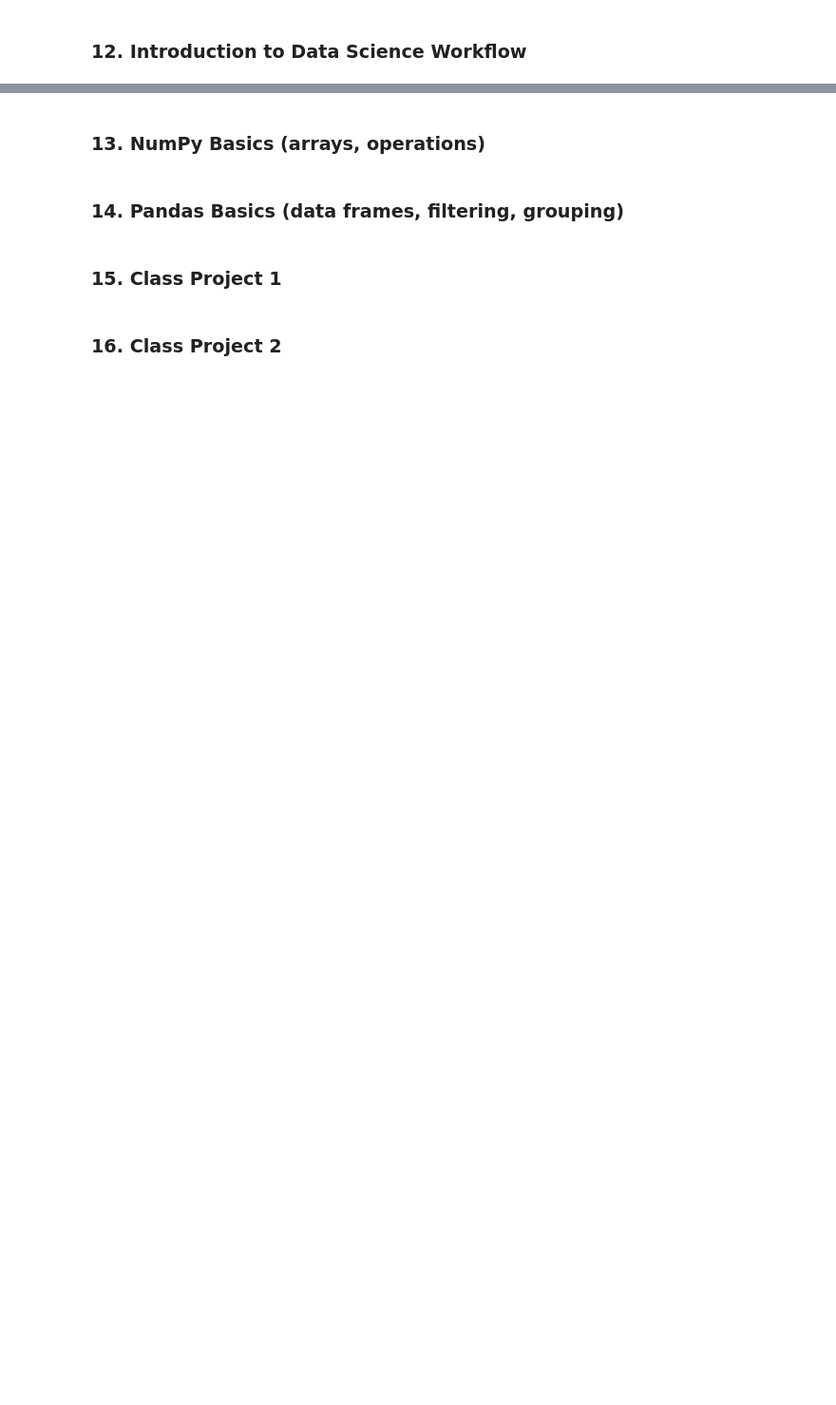
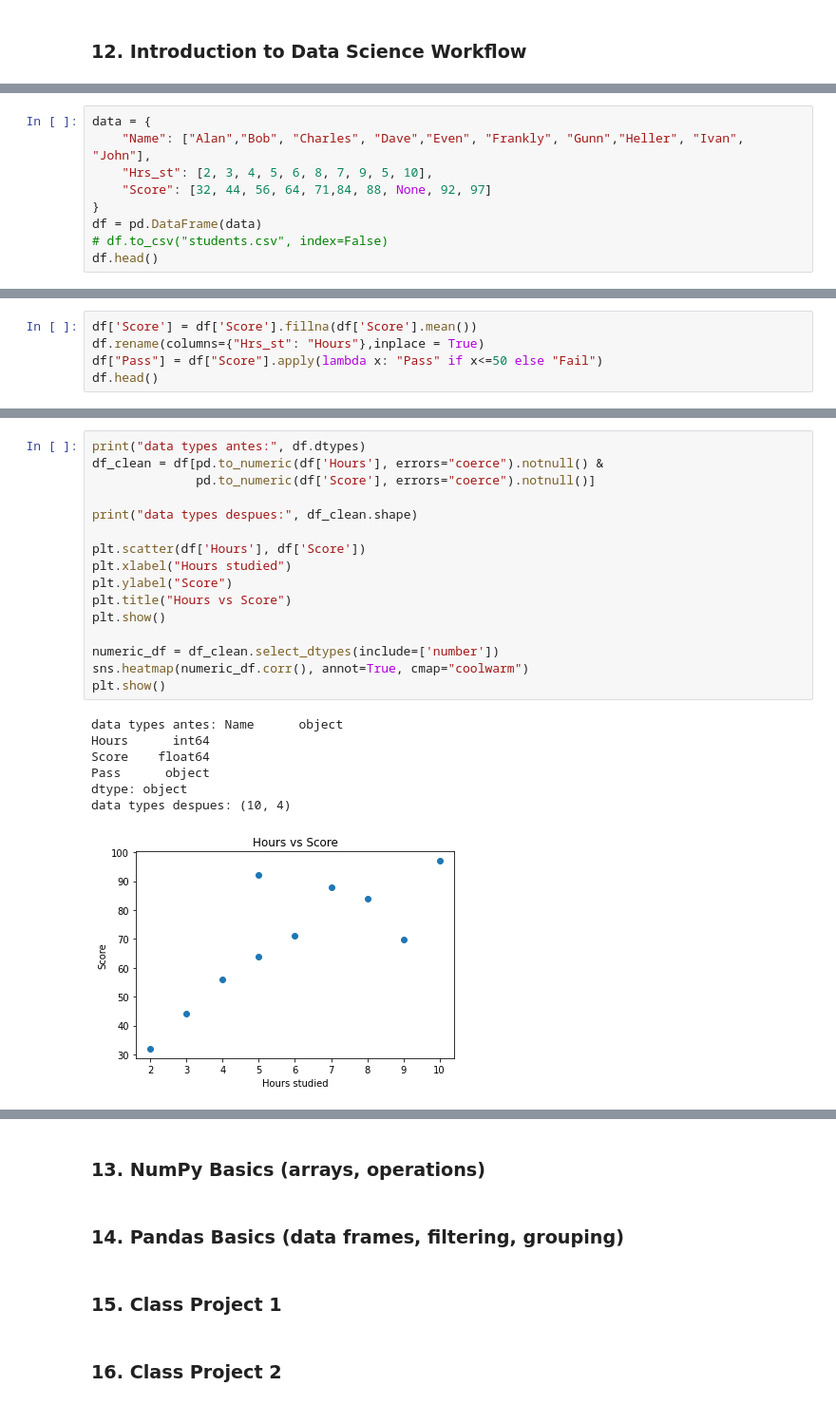
Before and after one commit to joseurquiza88/Pruebas-WebScraping, a Jupyter notebook: master-python-for-data-science-ML-Course.ipynb, the cells around one changed output, grey strips where cells are left out. Shown at 95% size. Drawn from its saved outputs; the diff is of its cells as text; blank space fills up the shorter version.

```diff
--- a/master-python-for-data-science-ML-Course.ipynb
+++ b/master-python-for-data-science-ML-Course.ipynb
@@ -728,0 +869,9 @@ df
+# %%
+data = {
+    "Name": ["Alan","Bob", "Charles", "Dave","Even", "Frankly", "Gunn","Heller", "Ivan", "John"],
+    "Hrs_st": [2, 3, 4, 5, 6, 8, 7, 9, 5, 10],
+    "Score": [32, 44, 56, 64, 71,84, 88, None, 92, 97]
+}
+df = pd.DataFrame(data)
+# df.to_csv("students.csv", index=False)
+df.head()
@@ -728,0 +905,5 @@ df
+# %%
+df['Score'] = df['Score'].fillna(df['Score'].mean())
+df.rename(columns={"Hrs_st": "Hours"},inplace = True)
+df["Pass"] = df["Score"].apply(lambda x: "Pass" if x<=50 else "Fail")
+df.head()
@@ -728,0 +930,24 @@ df
+# %%
+print("data types antes:", df.dtypes)
+df_clean = df[pd.to_numeric(df['Hours'], errors="coerce").notnull() &
+              pd.to_numeric(df['Score'], errors="coerce").notnull()]
+
+print("data types despues:", df_clean.shape)
+
+plt.scatter(df['Hours'], df['Score'])
+plt.xlabel("Hours studied")
+plt.ylabel("Score")
+plt.title("Hours vs Score")
+plt.show()
+
+numeric_df = df_clean.select_dtypes(include=['number'])
+sns.heatmap(numeric_df.corr(), annot=True, cmap="coolwarm")
+plt.show()
+# %% [output]
+data types antes: Name      object
+Hours      int64
+Score    float64
+Pass      object
+dtype: object
+data types despues: (10, 4)
+[figure, added]
```
Also changed, not shown: parts of 19 cells of this notebook, 1 other file.
